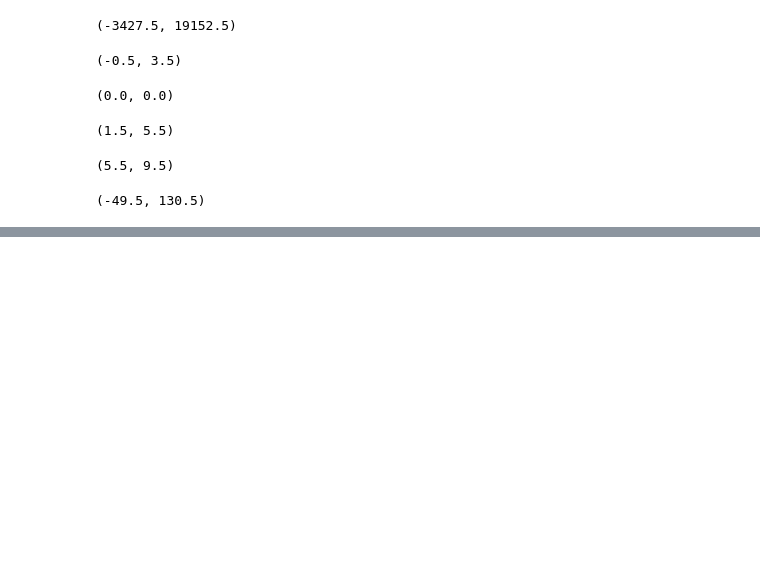
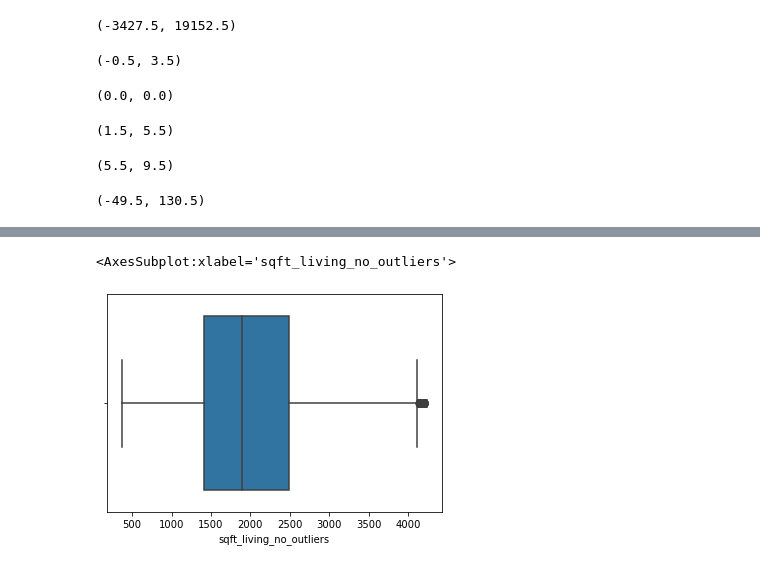
Before and after one commit to kjkahalley/King-County-housing-analysis, a Jupyter notebook: notebooks/exploratory/Griffin/project_notebook.ipynb, the cells around one changed output, grey strips where cells are left out. Cells and saved outputs as stored; diff of their text form; code cells hidden in the pictures; blank space fills up the shorter version.

Commit message:
made some outlier functions

```diff
--- a/notebooks/exploratory/Griffin/project_notebook.ipynb
+++ b/notebooks/exploratory/Griffin/project_notebook.ipynb
@@ -292,0 +343,7 @@ outliers('age')
+# %%
+def df_no_outliers(df, column):
+    outlier_low = (df[column] < outliers(column)[0])
+    outlier_high = (df[column] > outliers(column)[1])
+    return df[column][~(outlier_low | outlier_high)]
+# %%
+df['sqft_living_no_outliers'] = df_no_outliers(df, 'sqft_living')
@@ -292,0 +355,5 @@ outliers('age')
+# %%
+sns.boxplot(x= df['sqft_living_no_outliers'])
+# %% [output]
+<AxesSubplot:xlabel='sqft_living_no_outliers'>
+[figure, added]
```
Also changed, not shown: parts of 11 cells of this notebook, 1 other file.
